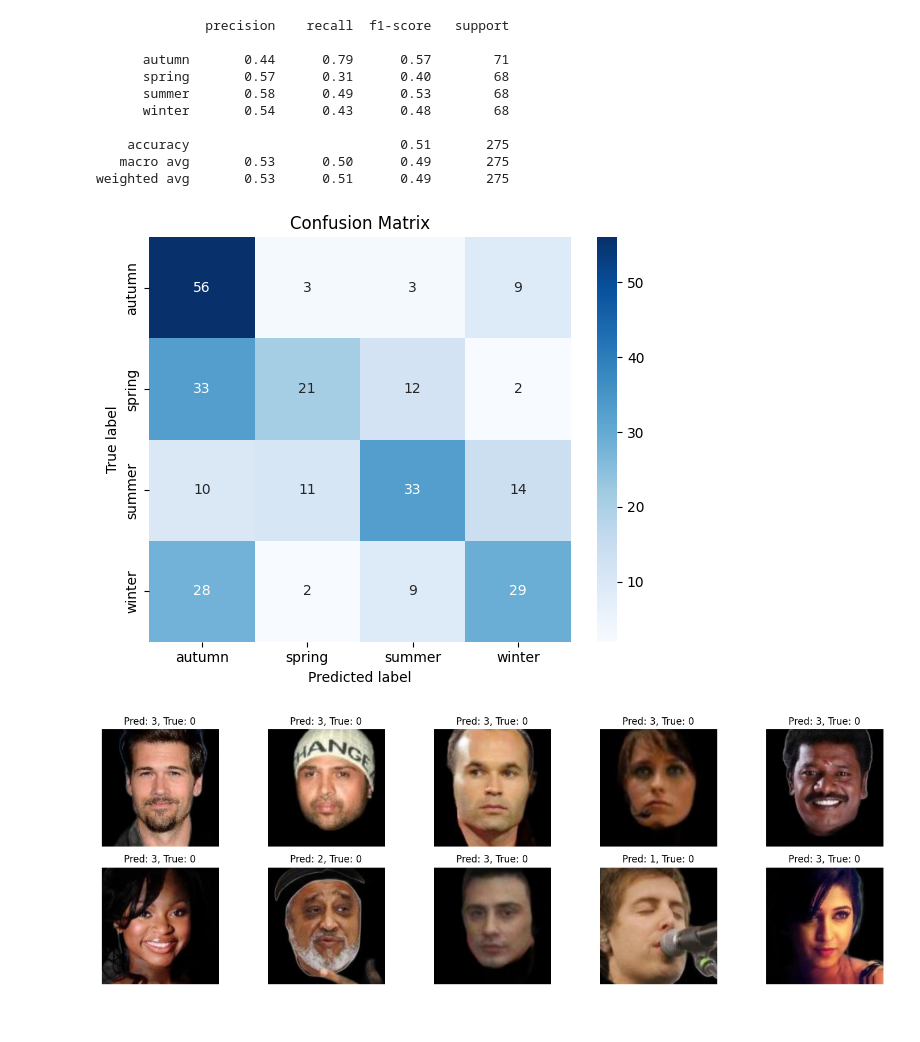
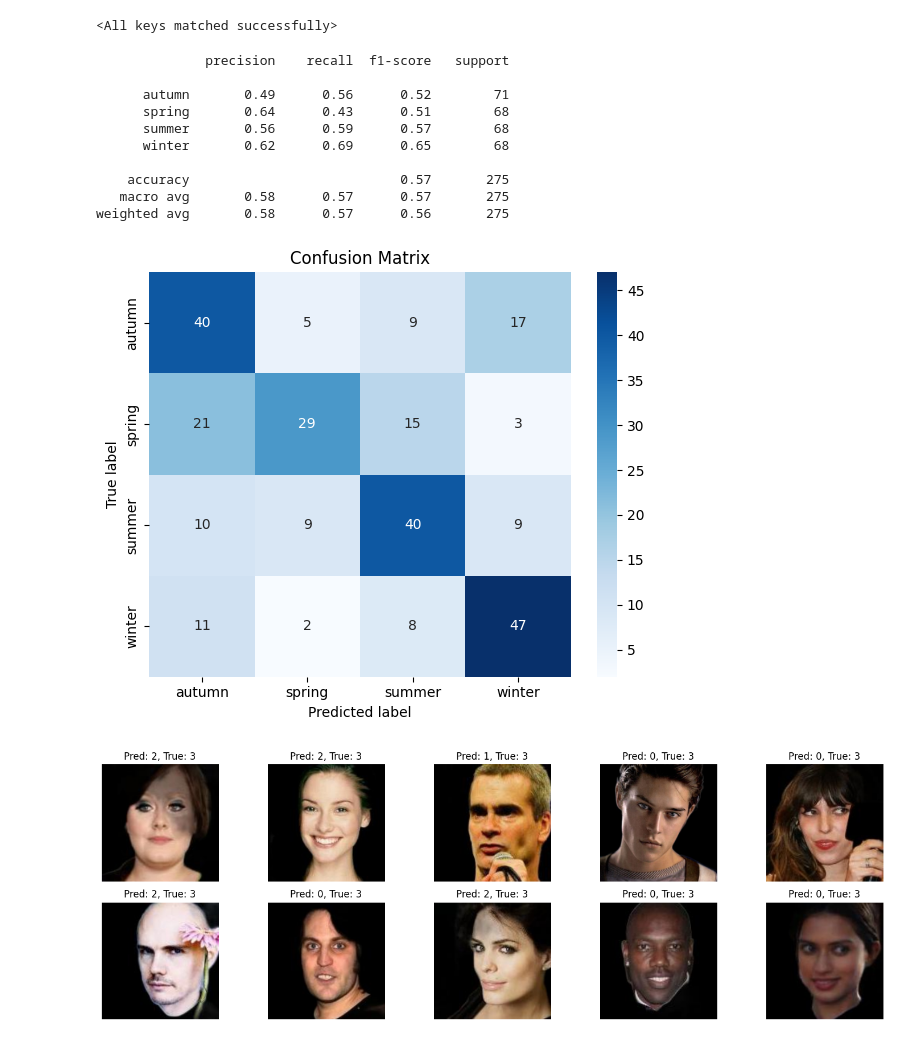
Before and after one commit to IU-Capstone-Project-2025/styleU, a Jupyter notebook: ml/color_type_clip/resnet.ipynb, the cells around one changed output. Drawn from its saved outputs; the diff is of its cells as text; code cells hidden in the pictures.

Commit message:
add: resnet model

```diff
--- a/ml/color_type_clip/resnet.ipynb
+++ b/ml/color_type_clip/resnet.ipynb
@@ -59,7 +59,7 @@ label_map = {
 # %%
 batch_size = 32
 # %%
-train_dataset = ColorTypeDataset('faces_cleaned_only_augmentated/', label_map, transform=train_transform)
+train_dataset = ColorTypeDataset('faces_cleaned_only/', label_map, transform=train_transform)
 val_dataset = ColorTypeDataset('colortypes_cleaned_back/', label_map, transform=val_transform)
 
 train_loader = DataLoader(train_dataset, batch_size=batch_size, shuffle=True)
@@ -81,7 +99,7 @@ resnet.fc = nn.Linear(resnet.fc.in_features, num_classes)
 model = resnet.to(device)
 
 # === Loss, optimizer, scheduler ===
-weights = torch.tensor([0.076, 0.188, 0.215, 0.066], device=device)
+weights = torch.tensor([0.00253, 0.0047, 0.0046, 0.00256], device=device)
 criterion = nn.CrossEntropyLoss(weight=weights)
 
 optimizer = torch.optim.Adam(filter(lambda p: p.requires_grad, model.parameters()), lr=5e-2)
@@ -148,3 +173,7 @@ Early stopping triggered.
+# %%
+model.load_state_dict(torch.load("resnet_finetuned.pt"))
+# %% [output]
+<All keys matched successfully>
 # %%
 test_dataset = ColorTypeDataset('colortypes_cleaned_back/', label_map, transform=val_transform)
 
@@ -174,14 +203,14 @@ print(classification_report(all_labels, all_preds, target_names=list(label_map.k
 # %% [output]
               precision    recall  f1-score   support
 
-      autumn       0.44      0.79      0.57        71
-      spring       0.57      0.31      0.40        68
-      summer       0.58      0.49      0.53        68
-      winter       0.54      0.43      0.48        68
+      autumn       0.49      0.56      0.52        71
+      spring       0.64      0.43      0.51        68
+      summer       0.56      0.59      0.57        68
+      winter       0.62      0.69      0.65        68
 
-    accuracy                           0.51       275
-   macro avg       0.53      0.50      0.49       275
-weighted avg       0.53      0.51      0.49       275
+    accuracy                           0.57       275
+   macro avg       0.58      0.57      0.57       275
+weighted avg       0.58      0.57      0.56       275
 # %%
 from sklearn.metrics import confusion_matrix
 import seaborn as sns
@@ -198,39 +227,39 @@ plt.title('Confusion Matrix')
 plt.tight_layout()
 plt.show()
 # %% [output]
-[figure, old version]
+[figure, new version]
 # %%
 model.eval()
 wrong_images = []
 wrong_preds = []
 wrong_labels = []
 
 with torch.no_grad():
     for images, labels in test_loader:
         images = images.to(device)
         labels = labels.to(device)
         outputs = model(images)
         _, predicted = outputs.max(1)
 
         wrong_mask = predicted != labels
         if wrong_mask.any():
             wrong_images.append(images[wrong_mask].cpu())
             wrong_preds.extend(predicted[wrong_mask].cpu().tolist())
             wrong_labels.extend(labels[wrong_mask].cpu().tolist())
 if wrong_images:
     wrong_images = torch.cat(wrong_images)
 
     num_display = min(10, len(wrong_images))
     plt.figure(figsize=(15, 5))
     for i in range(num_display):
-        img = wrong_images[i+30].permute(1, 2, 0).numpy()
+        img = wrong_images[i+100].permute(1, 2, 0).numpy()
         plt.subplot(2, 5, i+1)
         plt.imshow(img)
-        plt.title(f"Pred: {wrong_preds[30+i]}, True: {wrong_labels[i+30]}")
+        plt.title(f"Pred: {wrong_preds[i+100]}, True: {wrong_labels[i+100]}")
         plt.axis("off")
     plt.tight_layout()
     plt.show()
 else:
     print("Error.")
 # %% [output]
-[figure, old version]
+[figure, new version]
```
Also changed, not shown: parts of 5 cells of this notebook, 3 other files.
